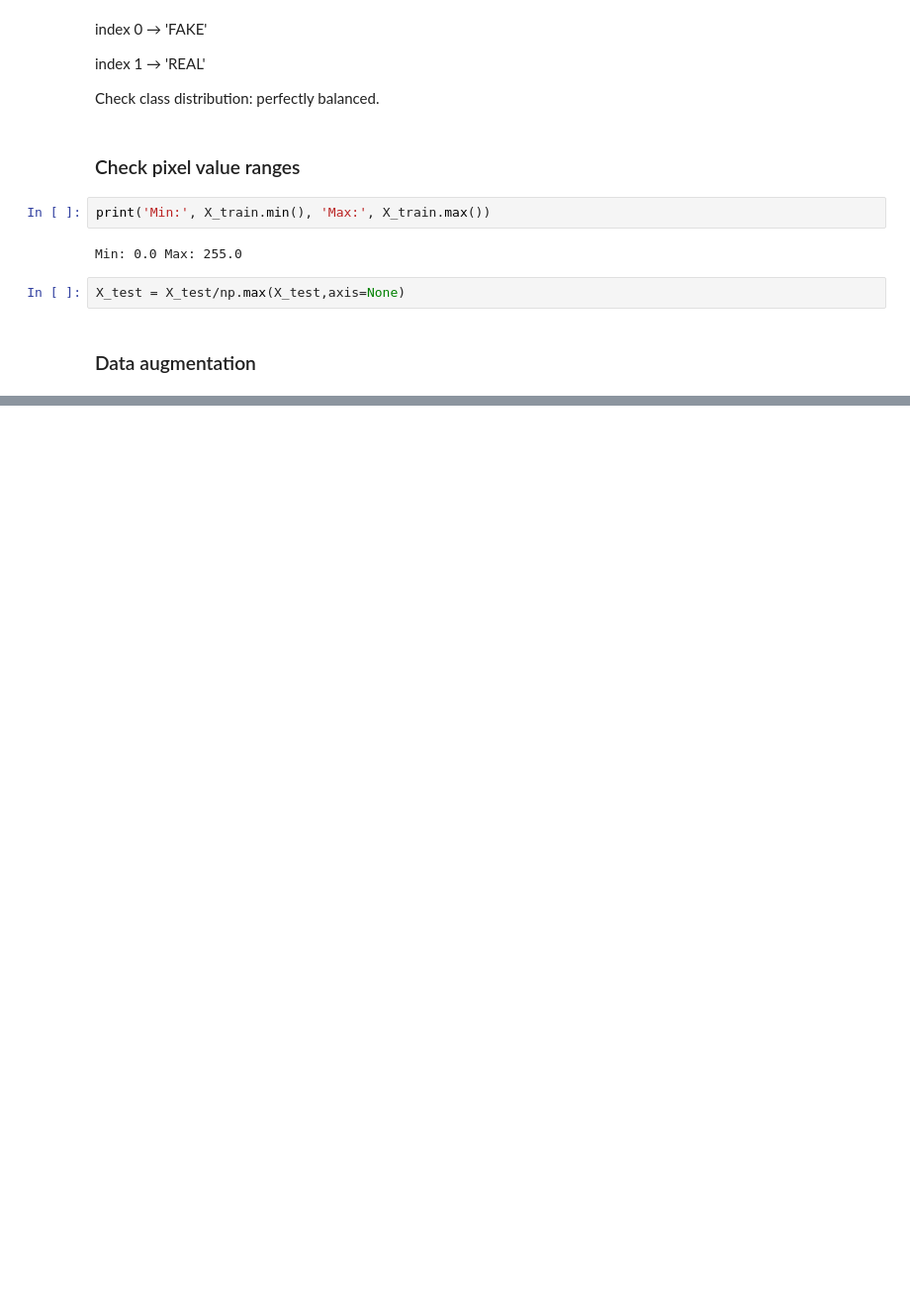
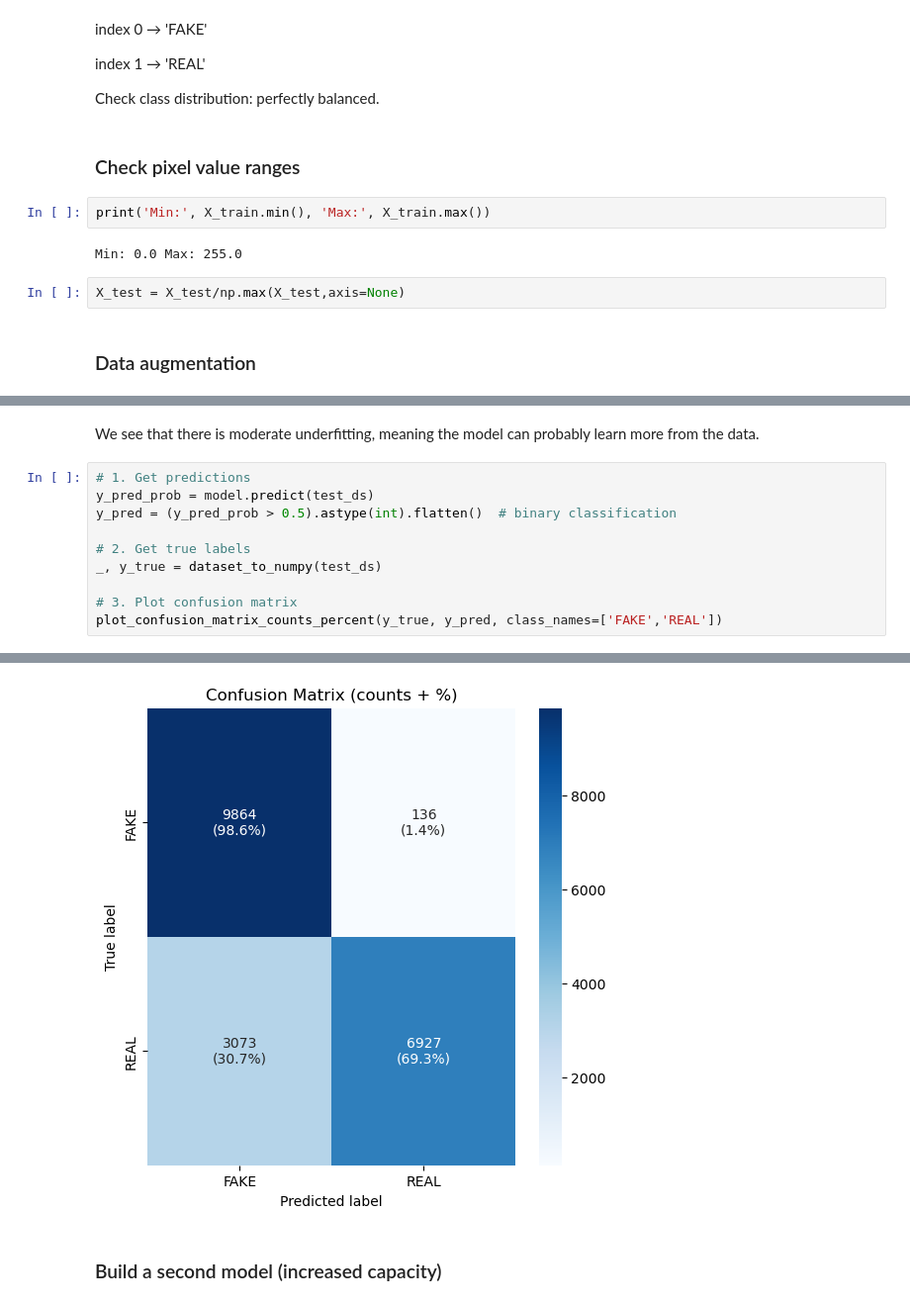
Before and after one commit to elena-if3/Cours_Deep_Learning, a Jupyter notebook: CIFAKE.ipynb, the cells around one changed output, grey strips where cells are left out. Shown at 99% size. Saved outputs shown, nothing was run; the diff lists cells and outputs as text; blank space fills up the shorter version.

```diff
--- a/CIFAKE.ipynb
+++ b/CIFAKE.ipynb
@@ -187,0 +276,13 @@ model = keras.Model(inputs, outputs)
+# %% [markdown]
+We see that there is moderate underfitting, meaning the model can probably learn more from the data.
+# %%
+# 1. Get predictions
+y_pred_prob = model.predict(test_ds)
+y_pred = (y_pred_prob > 0.5).astype(int).flatten()  # binary classification
+
+# 2. Get true labels
+_, y_true = dataset_to_numpy(test_ds)
+
+# 3. Plot confusion matrix
+plot_confusion_matrix_counts_percent(y_true, y_pred, class_names=['FAKE','REAL'])
+# %% [output]
@@ -187,0 +290,3 @@ model = keras.Model(inputs, outputs)
+[figure, added]
+# %% [markdown]
+### Build a second model (increased capacity)
```
Also changed, not shown: parts of 30 cells of this notebook.
